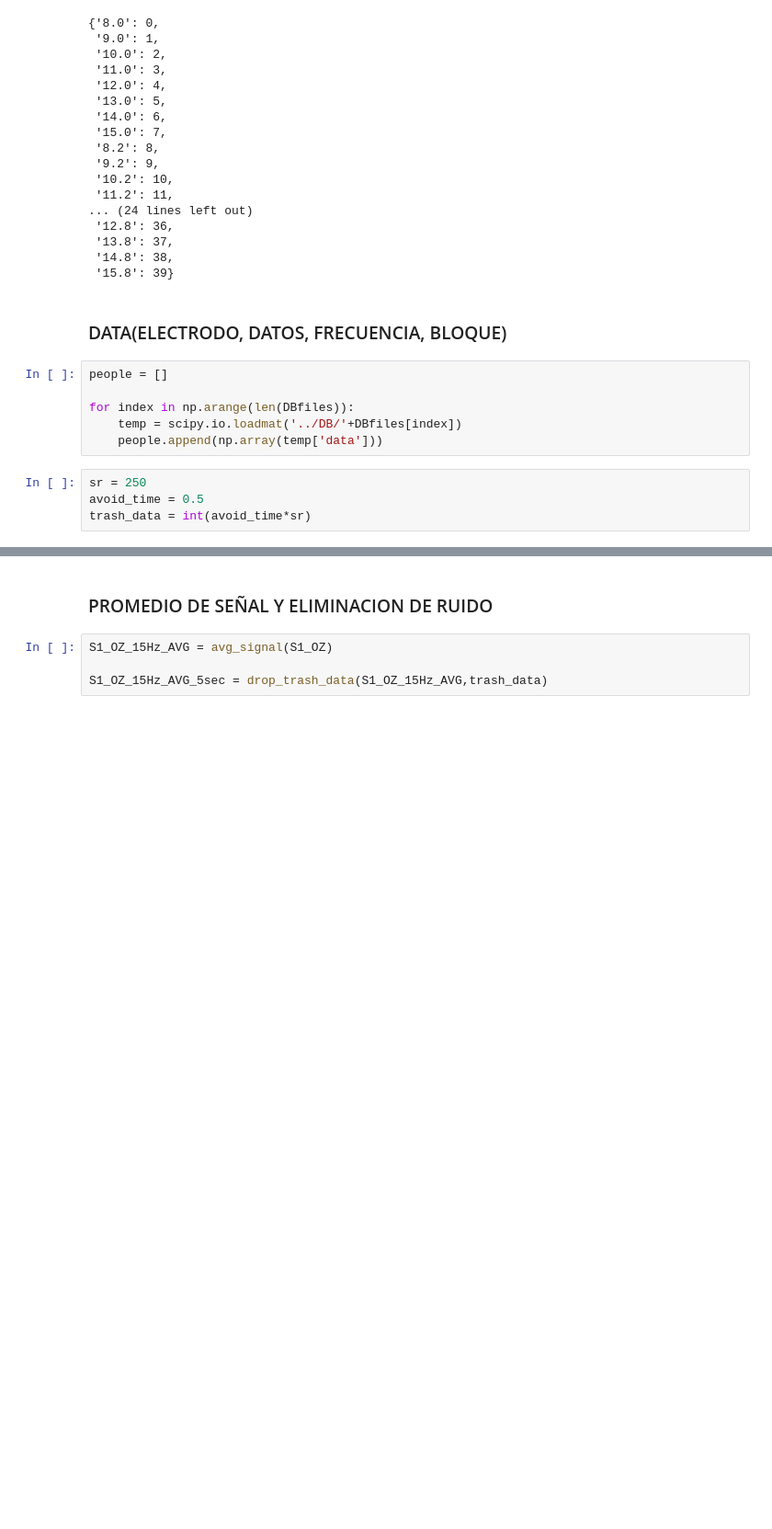
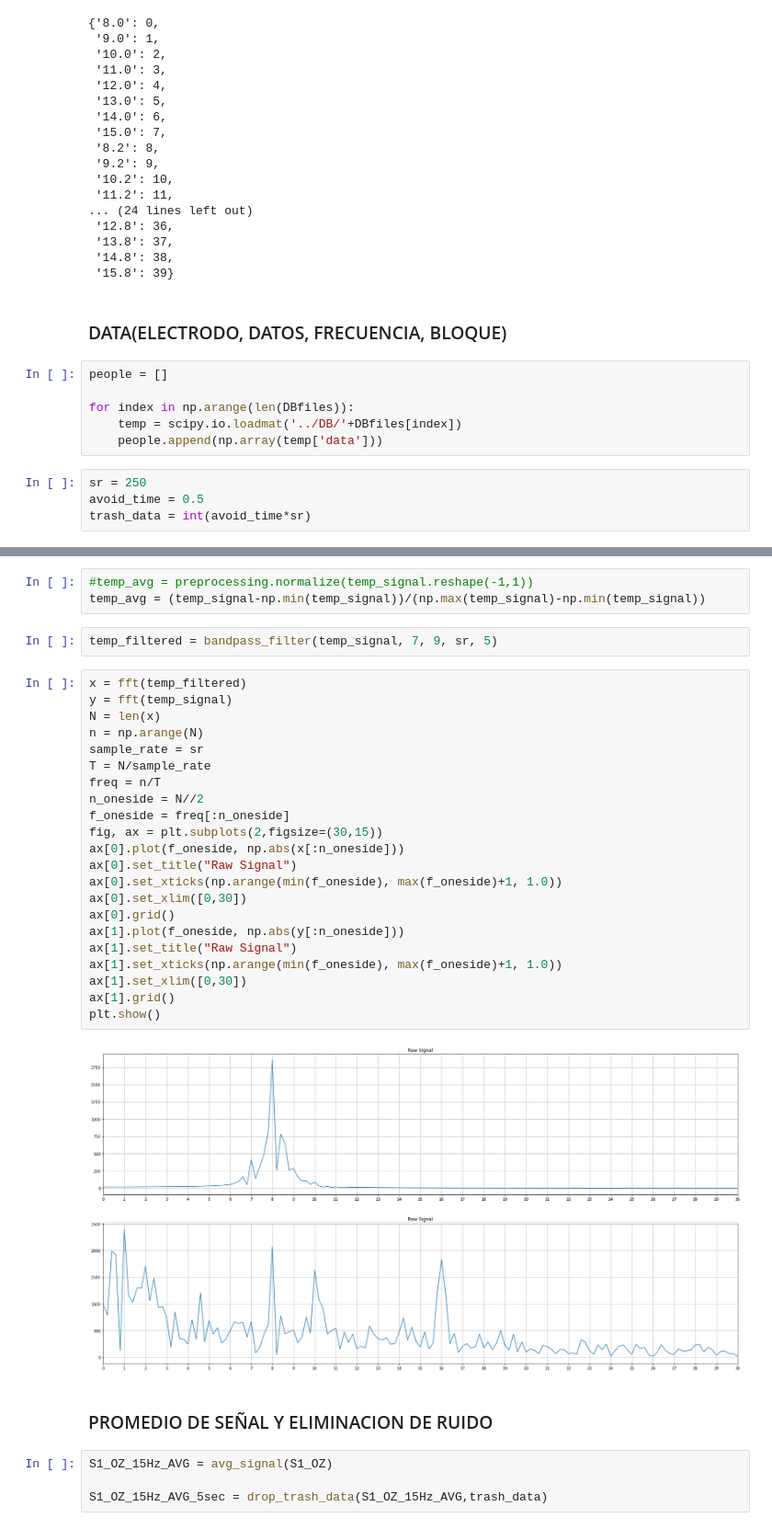
Before and after one commit to josevasquez123/DB_SSVEP, a Jupyter notebook: test.ipynb, the cells around one changed output, grey strips where cells are left out. Shown at 92% size. Drawn from its saved outputs; the diff is of its cells as text; blank space fills up the shorter version.

```diff
--- a/test.ipynb
+++ b/test.ipynb
@@ -247,3 +271,32 @@ P4_OZ = get_all_data(people[1],'Oz',freqs)
+# %%
+#temp_avg = preprocessing.normalize(temp_signal.reshape(-1,1))
+temp_avg = (temp_signal-np.min(temp_signal))/(np.max(temp_signal)-np.min(temp_signal))
+# %%
+temp_filtered = bandpass_filter(temp_signal, 7, 9, sr, 5)
+# %%
+x = fft(temp_filtered)
+y = fft(temp_signal)
+N = len(x)
+n = np.arange(N)
+sample_rate = sr
+T = N/sample_rate
+freq = n/T
+n_oneside = N//2
+f_oneside = freq[:n_oneside]
+fig, ax = plt.subplots(2,figsize=(30,15))
+ax[0].plot(f_oneside, np.abs(x[:n_oneside]))
+ax[0].set_title("Raw Signal")
+ax[0].set_xticks(np.arange(min(f_oneside), max(f_oneside)+1, 1.0))
+ax[0].set_xlim([0,30])
+ax[0].grid()
+ax[1].plot(f_oneside, np.abs(y[:n_oneside]))
+ax[1].set_title("Raw Signal")
+ax[1].set_xticks(np.arange(min(f_oneside), max(f_oneside)+1, 1.0))
+ax[1].set_xlim([0,30])
+ax[1].grid()
+plt.show()
+# %% [output]
+[figure, added]
 # %% [markdown]
 ### PROMEDIO DE SEÑAL Y ELIMINACION DE RUIDO
 # %%
```
Also changed, not shown: parts of 11 cells of this notebook, 1 other file.
